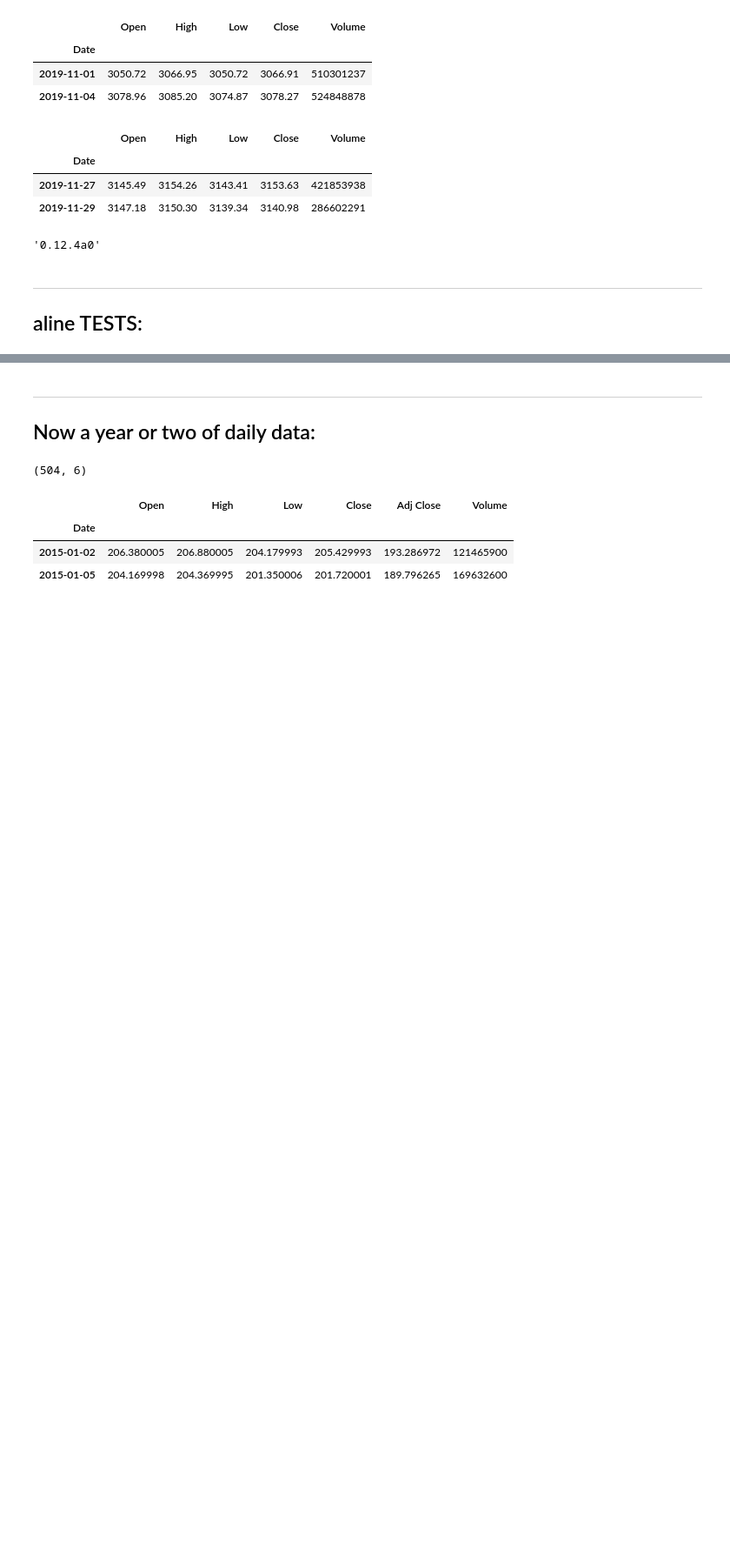
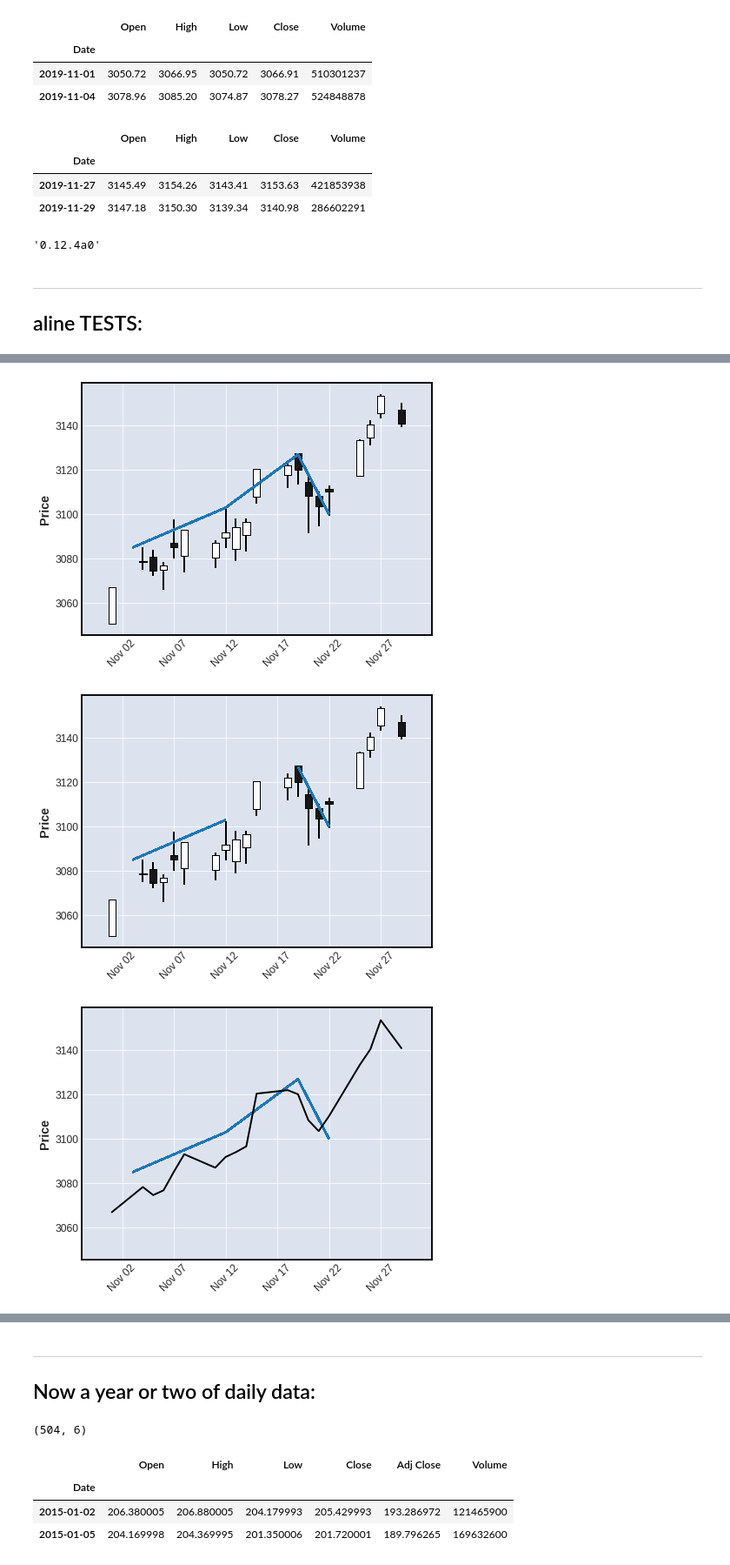
Before and after one commit to matplotlib/mplfinance, a Jupyter notebook: examples/scratch_pad/dev_alines.ipynb, the cells around one changed output, grey strips where cells are left out. Shown at 87% size. Drawn from its saved outputs; the diff is of its cells as text; code cells hidden in the pictures; blank space fills up the shorter version.

```diff
--- a/examples/scratch_pad/dev_alines.ipynb
+++ b/examples/scratch_pad/dev_alines.ipynb
@@ -144,0 +153,11 @@ alines= [[('2019-11-03', 3085.0), ('2019-11-12', 3103.0)], [('2019-11-19', 3127.
+# %%
+mpf.plot(daily,type='candle',alines=segments1,show_nontrading=True)
+mpf.plot(daily,type='candle',alines=segments2,show_nontrading=True)
+mpf.plot(daily,type='line',alines=segments1,show_nontrading=True)
+mpf.plot(daily,type='line',alines=segments2,show_nontrading=True)
+mpf.plot(daily,type='renko',alines=segments1,renko_params=dict(brick_size=5),show_nontrading=True)
+mpf.plot(daily,type='pnf',alines=segments1,pointnfig_params=dict(box_size=5),show_nontrading=True)
+# %% [output]
+[figure, added]
+[figure, added]
+[figure, added]
```
Also changed, not shown: parts of 11 cells of this notebook, 6 other files.
